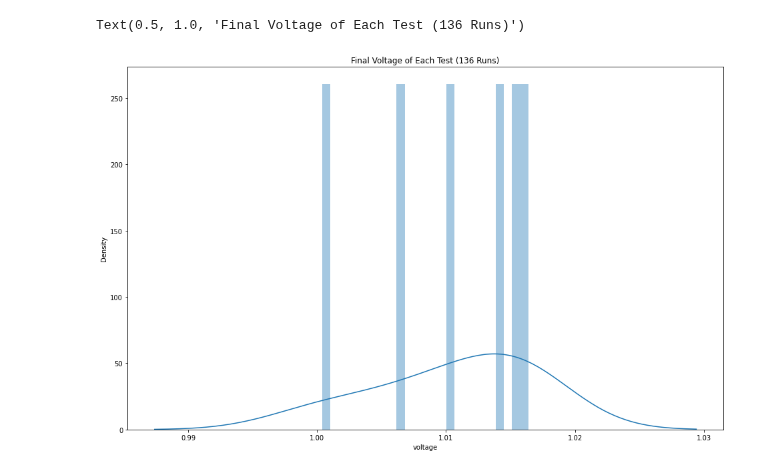
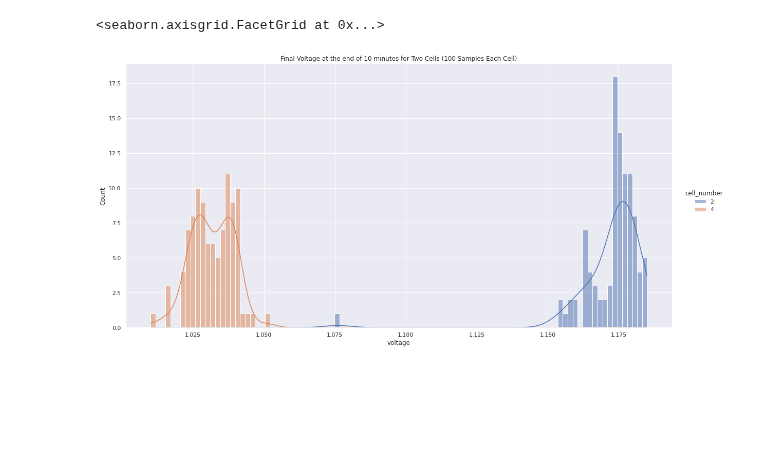
Before and after one commit to darkmatter2222/Nuclear-Battery, a Jupyter notebook: NuclearBatteryAnalysis .ipynb, the cells around one changed output. Cells and saved outputs as stored; diff of their text form; code cells hidden in the pictures; blank space fills up the shorter version.

```diff
--- a/NuclearBatteryAnalysis .ipynb
+++ b/NuclearBatteryAnalysis .ipynb
@@ -41,7 +52,10 @@ Text(0.5, 1.0, 'Cell Test Count')
-# %%
-plt.figure(figsize=(16,10))
-sns.distplot(df[(df['time']==600) & (df['cell_number']=="4")]['voltage'], bins=25).set_title(f"Final Voltage of Each Test ({len(sample_run['time_of_test'].unique())} Runs)")
-# %% [output]
-Text(0.5, 1.0, 'Final Voltage of Each Test (136 Runs)')
-[figure, removed]
+# %%
+sample_df = pd.DataFrame(columns=df.columns)
+sample_df = sample_df.append(df[(df['time']==600) & (df['cell_number']=="2")].sample(n=100, random_state=1))
+sample_df = sample_df.append(df[(df['time']==600) & (df['cell_number']=="4")].sample(n=100, random_state=1))
+
+sns.displot(sample_df[(sample_df['time']==600)].reset_index(), x='voltage', bins=100, hue='cell_number', kde=True, height=8, aspect=2).set(title='Final Voltage at the end of 10 minutes for Two Cells (100 Samples Each Cell)')
+# %% [output]
+<seaborn.axisgrid.FacetGrid at 0x...>
+[figure, added]
 # %%
```
Also changed, not shown: parts of 6 cells of this notebook.
